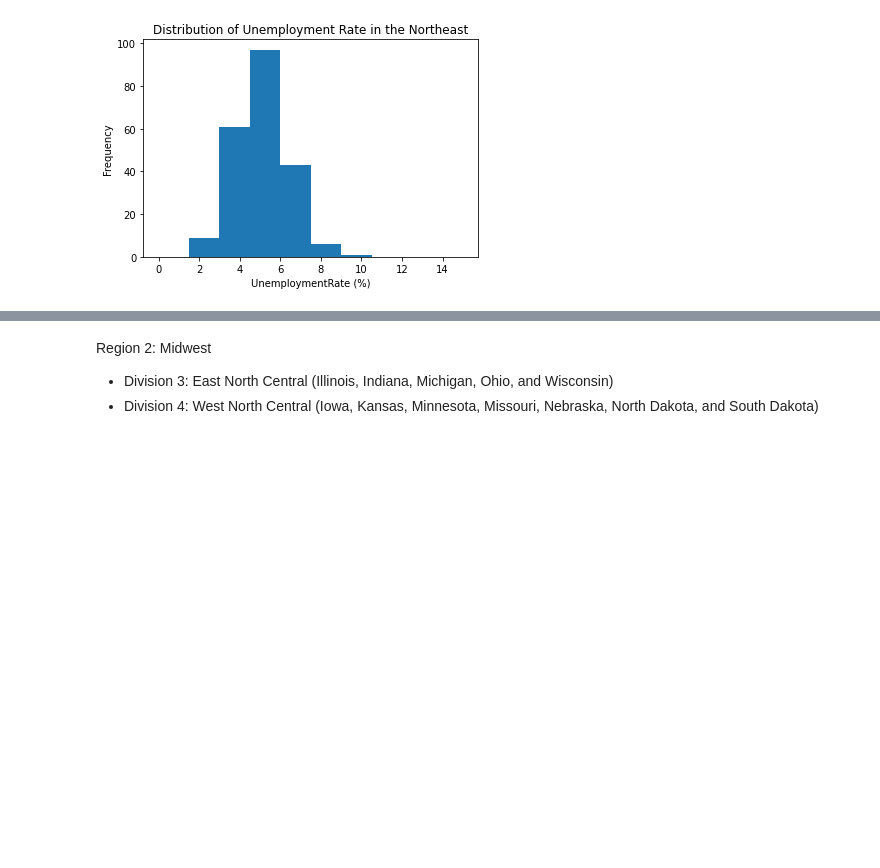
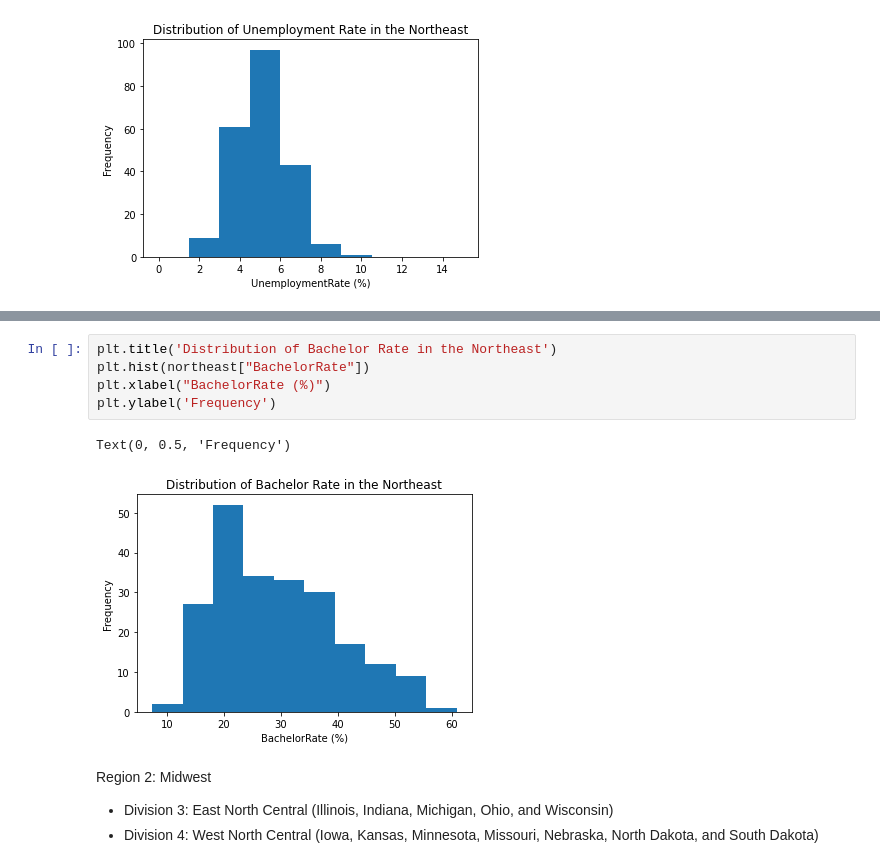
Before and after one commit to JiaJiunn/ORIE_4741_Project, a Jupyter notebook: analysis/histograms_zoe.ipynb, the cells around one changed output, grey strips where cells are left out. Saved outputs shown, nothing was run; the diff lists cells and outputs as text; blank space fills up the shorter version.

```diff
--- a/analysis/histograms_zoe.ipynb
+++ b/analysis/histograms_zoe.ipynb
@@ -79,3 +88,11 @@ Text(0, 0.5, 'Frequency')
+# %%
+plt.title('Distribution of Bachelor Rate in the Northeast')
+plt.hist(northeast["BachelorRate"])
+plt.xlabel("BachelorRate (%)")
+plt.ylabel('Frequency')
+# %% [output]
+Text(0, 0.5, 'Frequency')
+[figure, added]
 # %% [markdown]
 Region 2: Midwest
 - Division 3: East North Central (Illinois, Indiana, Michigan, Ohio, and Wisconsin)
```
Also changed, not shown: parts of 19 cells of this notebook.
